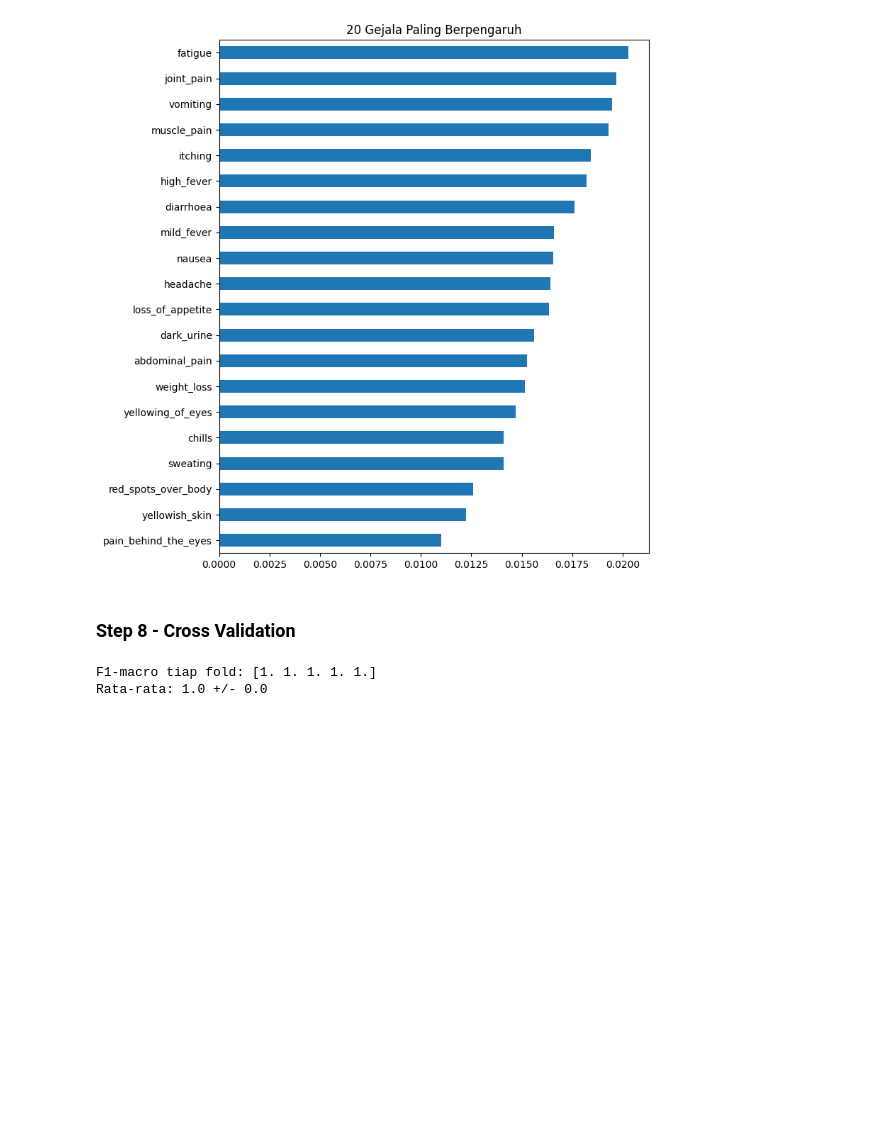
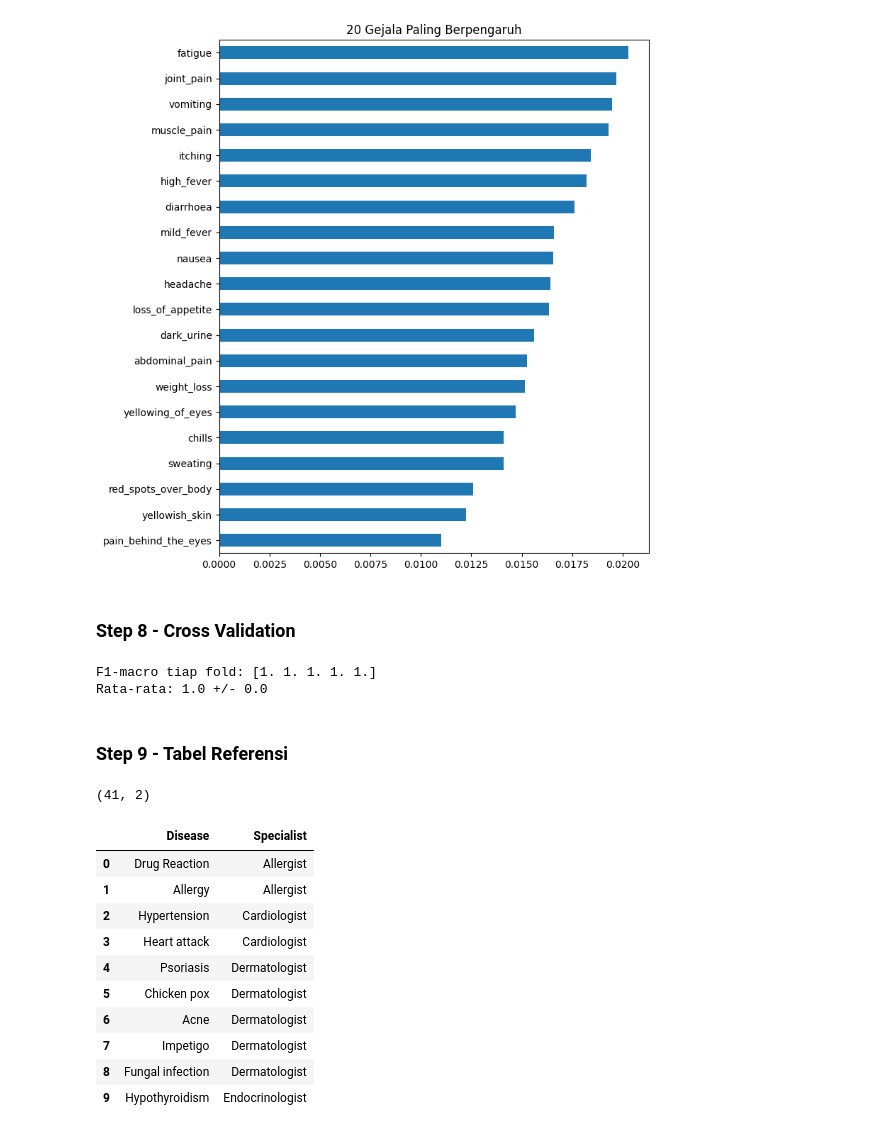
Before and after one commit to jasonalexander-png/Disease-Detector, a Jupyter notebook: notebooks/eda_modelling.ipynb, the cells around one changed output. Drawn from its saved outputs; the diff is of its cells as text; code cells hidden in the pictures; blank space fills up the shorter version.

```diff
--- a/notebooks/eda_modelling.ipynb
+++ b/notebooks/eda_modelling.ipynb
@@ -301,3 +301,28 @@ print("Rata-rata:", scores.mean(), "+/-", scores.std())
 # %% [output]
 F1-macro tiap fold: [1. 1. 1. 1. 1.]
 Rata-rata: 1.0 +/- 0.0
+# %% [markdown]
+### Step 9 - Tabel Referensi
+# %%
+df_specialist = pd.read_csv(
+    "../data/raw/Doctor_Versus_Disease.csv",
+    header=None,
+    names=['Disease', 'Specialist'],
+    encoding='latin1'
+)
+
+print(df_specialist.shape)
+df_specialist.head(10)
+# %% [output]
+(41, 2)
+|  | Disease | Specialist |
+| 0 | Drug Reaction | Allergist |
+| 1 | Allergy | Allergist |
+| 2 | Hypertension | Cardiologist |
+| 3 | Heart attack | Cardiologist |
+| 4 | Psoriasis | Dermatologist |
+| 5 | Chicken pox | Dermatologist |
+| 6 | Acne | Dermatologist |
+| 7 | Impetigo | Dermatologist |
+| 8 | Fungal infection | Dermatologist |
+| 9 | Hypothyroidism | Endocrinologist |
```
Also changed, not shown: parts of 3 cells of this notebook.
